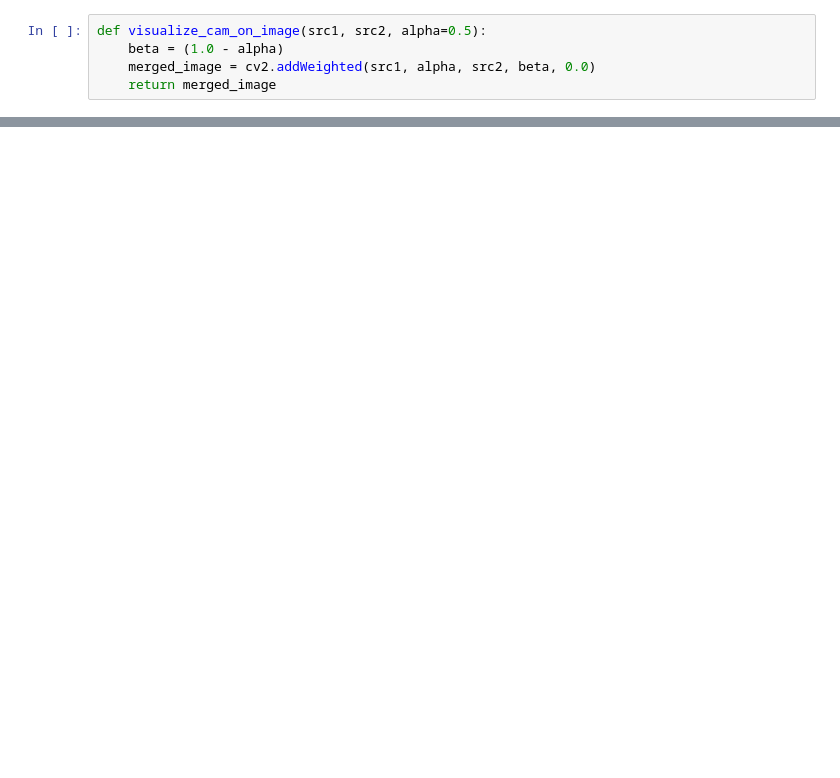
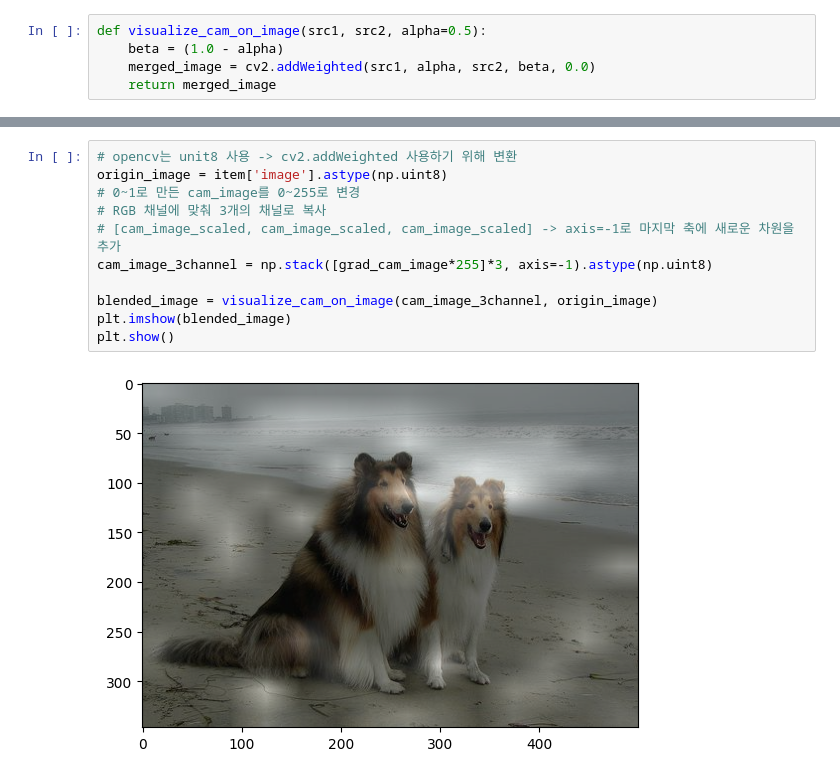
Before and after one commit to L3earl/aiffel, a Jupyter notebook: 0704_GOINGDEEPER_03/study.ipynb, the cells around one changed output, grey strips where cells are left out. Drawn from its saved outputs; the diff is of its cells as text; blank space fills up the shorter version.

```diff
--- a/0704_GOINGDEEPER_03/study.ipynb
+++ b/0704_GOINGDEEPER_03/study.ipynb
@@ -259,0 +315,13 @@ plt.show()
+# %%
+# opencv는 unit8 사용 -> cv2.addWeighted 사용하기 위해 변환
+origin_image = item['image'].astype(np.uint8)
+# 0~1로 만든 cam_image를 0~255로 변경
+# RGB 채널에 맞춰 3개의 채널로 복사
+# [cam_image_scaled, cam_image_scaled, cam_image_scaled] -> axis=-1로 마지막 축에 새로운 차원을 추가
+cam_image_3channel = np.stack([grad_cam_image*255]*3, axis=-1).astype(np.uint8)
+
+blended_image = visualize_cam_on_image(cam_image_3channel, origin_image)
+plt.imshow(blended_image)
+plt.show()
+# %% [output]
+[figure, added]
```
Also changed, not shown: parts of 29 cells of this notebook, 1 other file.
